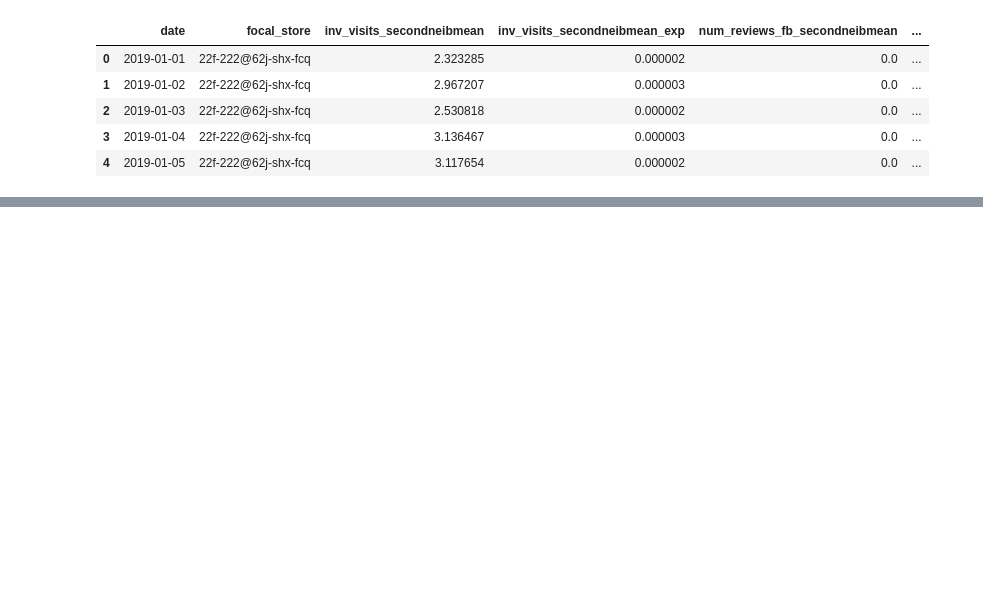
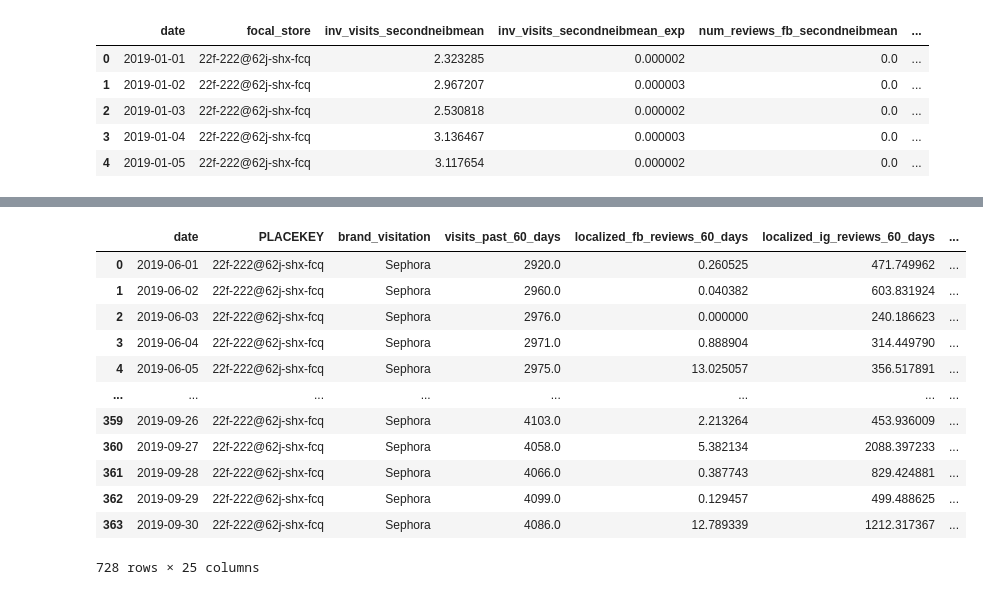
Before and after one commit to embedded-robotics/local-business-network, a Jupyter notebook: step3_calculations.ipynb, the cells around one changed output, grey strips where cells are left out. Cells and saved outputs as stored; diff of their text form; code cells hidden in the pictures; blank space fills up the shorter version.

```diff
--- a/step3_calculations.ipynb
+++ b/step3_calculations.ipynb
@@ -269,6 +269,7 @@ focal_stores_first_degree_neib
 | 1286449 | zzw-22t@62k-p73-2p9 | zzw-223@62j-qsz-qvf | 16.059873 |
 77 rows × 3 columns
 # %%
+store_keys_foc_brand = focal_stores_first_degree_neib['From_PLACEKEY'].unique().tolist()
 foc_store = store_keys_foc_brand[0]
 foc_store
 # %% [output]
@@ -628,0 +622,13 @@ focal_store_metrics.head()
+# %%
+# Extracting Local Review Information for the focal store
+focal_store_information = brand_visit_local_reviews[brand_visit_local_reviews['PLACEKEY'] == foc_store][['date', 'PLACEKEY', 'brand_visitation', 'visits_past_60_days', 'localized_fb_reviews_60_days',
+                                                                                                         'localized_ig_reviews_60_days', 'localized_tw_reviews_60_days']]
+# %%
+# Combining distance metrics with the focal store info
+focal_store_information['spatial_distance_km'] = spatial_distance_avg
+focal_store_information['travel_distance_min'] = travel_distance_avg
+# %%
+# Combining first and second degree neighbor metrics with the focal store info
+focal_store_information = pd.merge(left=focal_store_information, right=first_neib_metrics, how='inner', on=['date']).drop('focal_store', axis=1)
+focal_store_information = pd.merge(left=focal_store_information, right=second_neib_metrics, how='inner', on=['date']).drop('focal_store', axis=1)
+focal_store_information = focal_store_information.sort_values('date').fillna(0)
@@ -628,0 +645,16 @@ focal_store_metrics.head()
+# %%
+pd.concat([focal_store_information, focal_store_information], axis=0)
+# %% [output]
+|  | date | PLACEKEY | brand_visitation | visits_past_60_days | localized_fb_reviews_60_days | localized_ig_reviews_60_days | ... |
+| 0 | 2019-06-01 | 22f-222@62j-shx-fcq | Sephora | 2920.0 | 0.260525 | 471.749962 | ... |
+| 1 | 2019-06-02 | 22f-222@62j-shx-fcq | Sephora | 2960.0 | 0.040382 | 603.831924 | ... |
+| 2 | 2019-06-03 | 22f-222@62j-shx-fcq | Sephora | 2976.0 | 0.000000 | 240.186623 | ... |
+| 3 | 2019-06-04 | 22f-222@62j-shx-fcq | Sephora | 2971.0 | 0.888904 | 314.449790 | ... |
+| 4 | 2019-06-05 | 22f-222@62j-shx-fcq | Sephora | 2975.0 | 13.025057 | 356.517891 | ... |
+| ... | ... | ... | ... | ... | ... | ... | ... |
+| 359 | 2019-09-26 | 22f-222@62j-shx-fcq | Sephora | 4103.0 | 2.213264 | 453.936009 | ... |
+| 360 | 2019-09-27 | 22f-222@62j-shx-fcq | Sephora | 4058.0 | 5.382134 | 2088.397233 | ... |
+| 361 | 2019-09-28 | 22f-222@62j-shx-fcq | Sephora | 4066.0 | 0.387743 | 829.424881 | ... |
+| 362 | 2019-09-29 | 22f-222@62j-shx-fcq | Sephora | 4099.0 | 0.129457 | 499.488625 | ... |
+| 363 | 2019-09-30 | 22f-222@62j-shx-fcq | Sephora | 4086.0 | 12.789339 | 1212.317367 | ... |
+728 rows × 25 columns
```
Also changed, not shown: parts of 3 cells of this notebook, 2 other files.
